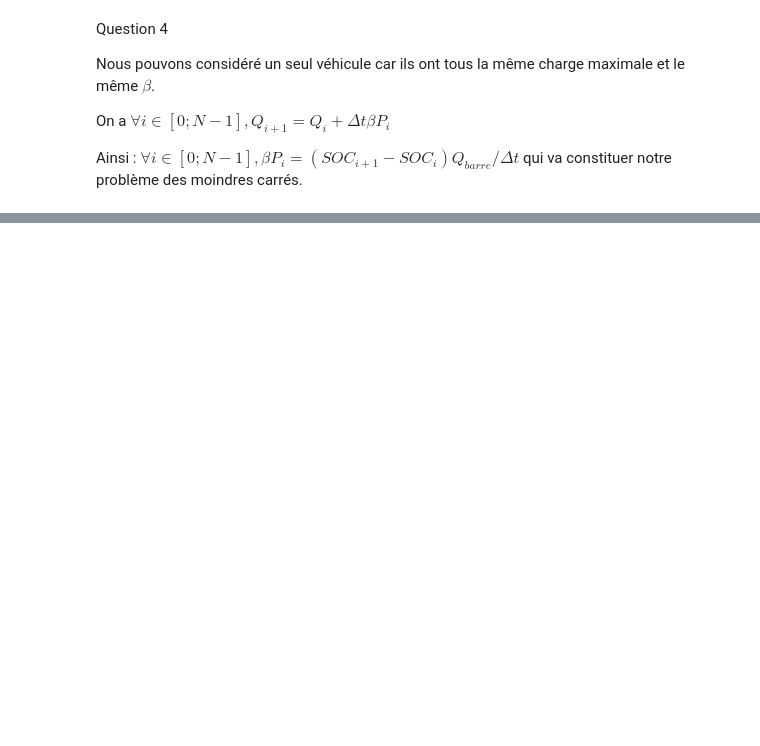
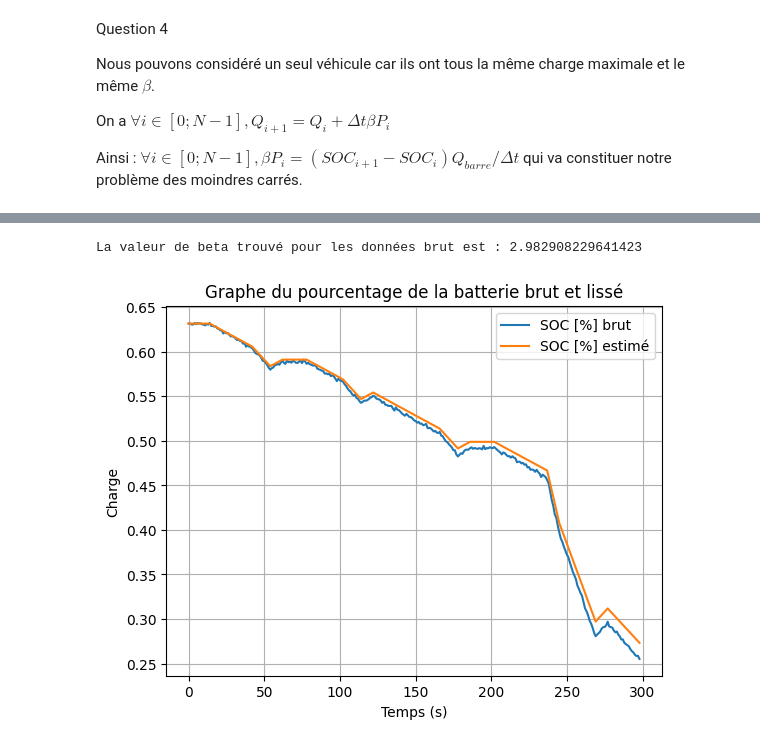
Before and after one commit to ines-g23/Projet-optimisation, a Jupyter notebook: Projet2.ipynb, the cells around one changed output, grey strips where cells are left out. Saved outputs shown, nothing was run; the diff lists cells and outputs as text; code cells hidden in the pictures; blank space fills up the shorter version.

Commit message:
Question 5

```diff
--- a/Projet2.ipynb
+++ b/Projet2.ipynb
@@ -53,0 +76,45 @@ plt.show()
+# %%
+#Question 5
+U_sec = 230
+Q_barre = 50*3600
+
+data = pd.read_csv("data_battery.csv")
+N = len(data)
+
+time = np.array(data["Time [s]"])
+list_A = np.array(U_sec*data["I [kA]"])
+A = list_A[:N-1]
+A = A.reshape((N-1, 1))
+
+SOC = np.array(data["SOC [%]"])
+b = (SOC[1:]-SOC[:N-1])*Q_barre/(time[1:]-time[:N-1])
+b = b.reshape((N-1,1))
+
+#Pour le problème des moindres carrés, on peut prendre la solution explicite : Beta = (A^T*A)^{-1}*(A^T*b) ou utiliser la fonction np.linalg.lstsq pour résoudre Ax = b
+sol = np.linalg.lstsq(A, b) #sol[0] = beta ; sol[1] = somme des résidus ; sol[2] = rang de la matrice A ; sol[3] = valeur singulière de A
+beta = sol[0][0][0]
+
+print("La valeur de beta trouvé pour les données brut est :", beta)
+
+#Estimation de la charge de la batterie à partir de la valeur Beta
+
+#initialisation
+SOC_estime = np.zeros(N)
+SOC_estime[0] = data["SOC [%]"].iloc[0]
+
+#Récurrence
+for i in range(1, N):
+    SOC_estime[i]=SOC_estime[i-1] + (time[i]-time[i-1])*beta*list_A[i]/Q_barre
+
+#Affichage du graphe de la batterie
+data["SOC [%] brut"] = data["SOC [%]"]
+data['SOC [%] lissé'] = data["SOC [%]"].rolling(window = 5, on = data.index).mean()
+data['SOC [%] estimé'] = SOC_estime
+data[['SOC [%] brut', 'SOC [%] estimé']].plot(title = "Graphe du pourcentage de la batterie brut et lissé")
+plt.xlabel("Temps (s)")
+plt.ylabel("Charge")
+plt.grid()
+plt.show()
+# %% [output]
+La valeur de beta trouvé pour les données brut est : 2.982908229641423
+[figure, added]
```
Also changed, not shown: parts of 10 cells of this notebook.
